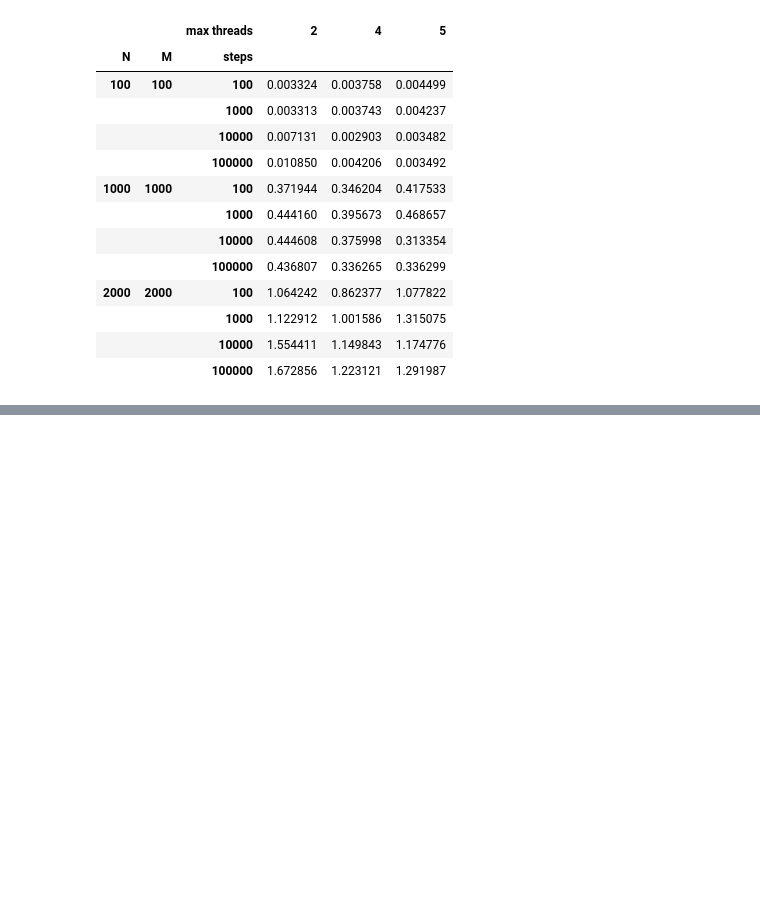
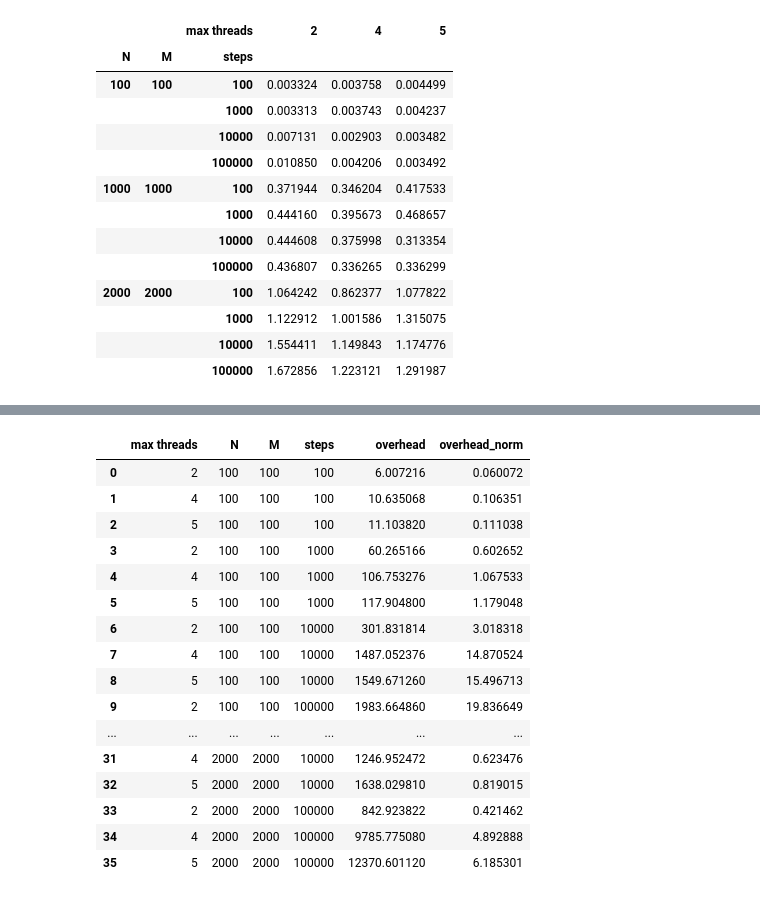
Before and after one commit to deinok/PARALLEL, a Jupyter notebook: 2-MPI/results/analysis.ipynb, the cells around one changed output, grey strips where cells are left out. Cells and saved outputs as stored; diff of their text form; code cells hidden in the pictures; blank space fills up the shorter version.

```diff
--- a/2-MPI/results/analysis.ipynb
+++ b/2-MPI/results/analysis.ipynb
@@ -193,0 +244,26 @@ plt.savefig(f"{IMAGES_DIR}/mpi_speedup.png", dpi=300)
+# %%
+# calculate overhead and normalized overhead in df_sp
+df_sp = df_sp.copy()
+df_sp['overhead'] = df_sp['time'] * df_sp['max threads'] - df_sp['serial_time']
+df_sp['overhead_norm'] = df_sp['overhead'] / df_sp['N']
+
+# show raw overhead table
+df_sp[['max threads', 'N', 'M', 'steps', 'overhead', 'overhead_norm']]
+# %% [output]
+|  | max threads | N | M | steps | overhead | overhead_norm |
+| 0 | 2 | 100 | 100 | 100 | 6.007216 | 0.060072 |
+| 1 | 4 | 100 | 100 | 100 | 10.635068 | 0.106351 |
+| 2 | 5 | 100 | 100 | 100 | 11.103820 | 0.111038 |
+| 3 | 2 | 100 | 100 | 1000 | 60.265166 | 0.602652 |
+| 4 | 4 | 100 | 100 | 1000 | 106.753276 | 1.067533 |
+| 5 | 5 | 100 | 100 | 1000 | 117.904800 | 1.179048 |
+| 6 | 2 | 100 | 100 | 10000 | 301.831814 | 3.018318 |
+| 7 | 4 | 100 | 100 | 10000 | 1487.052376 | 14.870524 |
+| 8 | 5 | 100 | 100 | 10000 | 1549.671260 | 15.496713 |
+| 9 | 2 | 100 | 100 | 100000 | 1983.664860 | 19.836649 |
+| ... | ... | ... | ... | ... | ... | ... |
+| 31 | 4 | 2000 | 2000 | 10000 | 1246.952472 | 0.623476 |
+| 32 | 5 | 2000 | 2000 | 10000 | 1638.029810 | 0.819015 |
+| 33 | 2 | 2000 | 2000 | 100000 | 842.923822 | 0.421462 |
+| 34 | 4 | 2000 | 2000 | 100000 | 9785.775080 | 4.892888 |
+| 35 | 5 | 2000 | 2000 | 100000 | 12370.601120 | 6.185301 |
```
Also changed, not shown: parts of 3 cells of this notebook, 8 other files.
